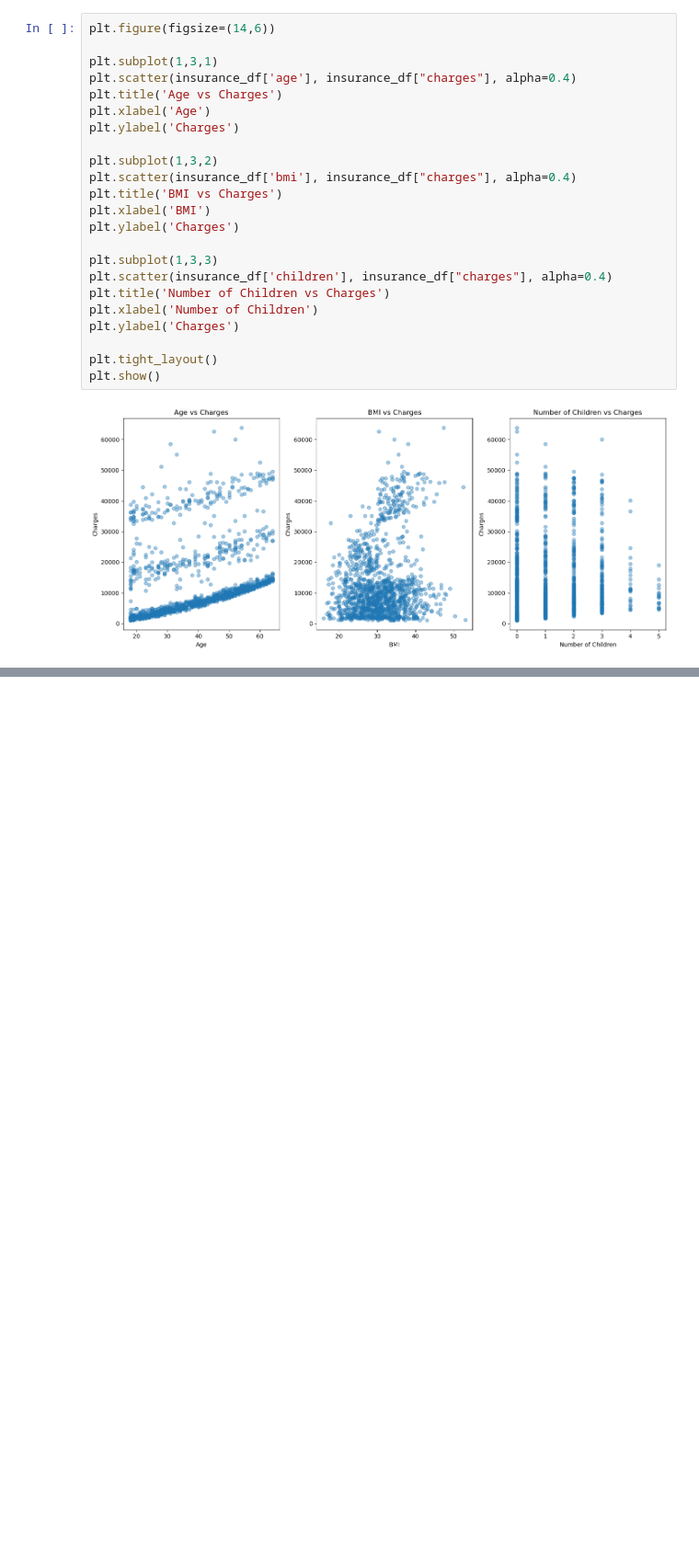
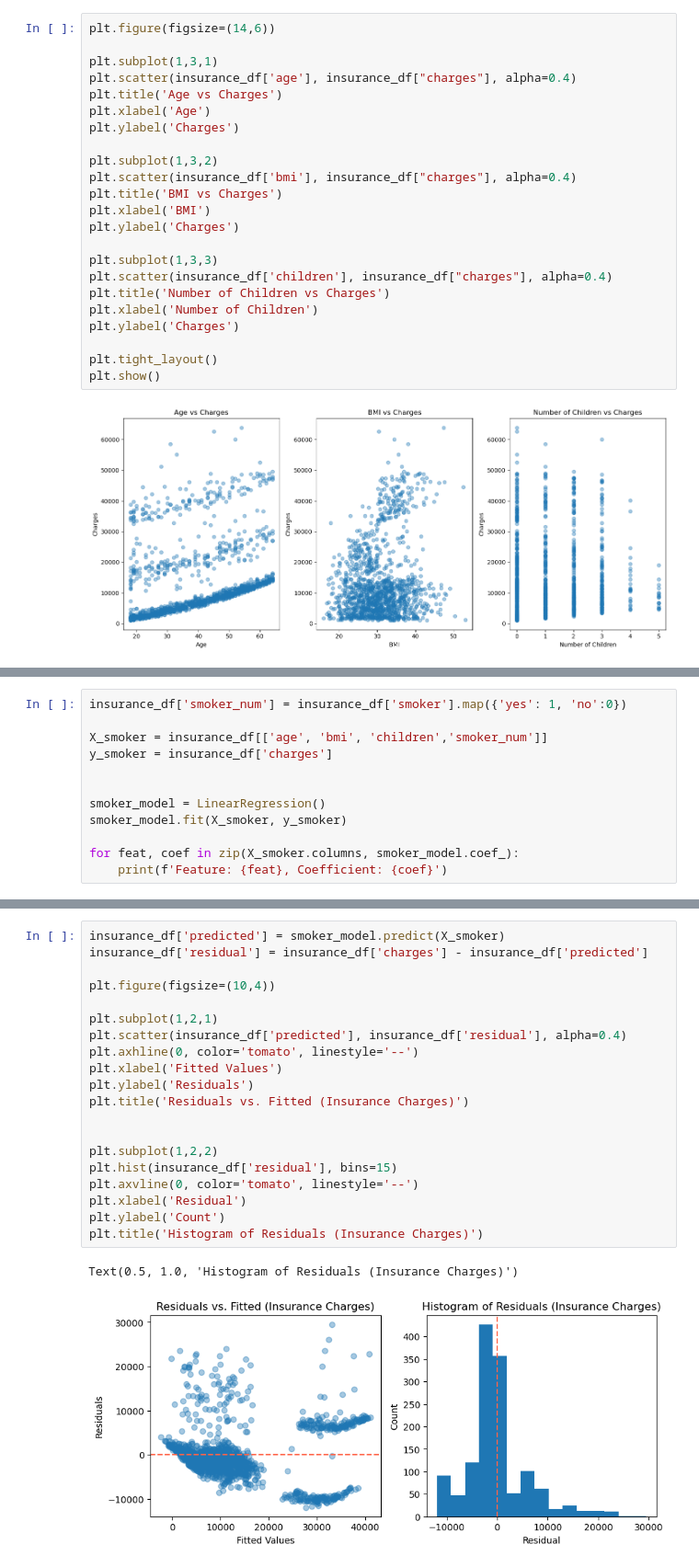
Before and after one commit to BrianFri/LinearRegression, a Jupyter notebook: LinearRegression.ipynb, the cells around one changed output, grey strips where cells are left out. Shown at 92% size. Cells and saved outputs as stored; diff of their text form; blank space fills up the shorter version.

```diff
--- a/LinearRegression.ipynb
+++ b/LinearRegression.ipynb
@@ -176,0 +184,12 @@ plt.show()
+# %%
+insurance_df['smoker_num'] = insurance_df['smoker'].map({'yes': 1, 'no':0})
+
+X_smoker = insurance_df[['age', 'bmi', 'children','smoker_num']]
+y_smoker = insurance_df['charges']
+
+
+smoker_model = LinearRegression()
+smoker_model.fit(X_smoker, y_smoker)
+
+for feat, coef in zip(X_smoker.columns, smoker_model.coef_):
+    print(f'Feature: {feat}, Coefficient: {coef}')
@@ -176,0 +215,23 @@ plt.show()
+# %%
+insurance_df['predicted'] = smoker_model.predict(X_smoker)
+insurance_df['residual'] = insurance_df['charges'] - insurance_df['predicted']
+
+plt.figure(figsize=(10,4))
+
+plt.subplot(1,2,1)
+plt.scatter(insurance_df['predicted'], insurance_df['residual'], alpha=0.4)
+plt.axhline(0, color='tomato', linestyle='--')
+plt.xlabel('Fitted Values')
+plt.ylabel('Residuals')
+plt.title('Residuals vs. Fitted (Insurance Charges)')
+
+
+plt.subplot(1,2,2)
+plt.hist(insurance_df['residual'], bins=15)
+plt.axvline(0, color='tomato', linestyle='--')
+plt.xlabel('Residual')
+plt.ylabel('Count')
+plt.title('Histogram of Residuals (Insurance Charges)')
+# %% [output]
+Text(0.5, 1.0, 'Histogram of Residuals (Insurance Charges)')
+[figure, added]
```
Also changed, not shown: parts of 4 cells of this notebook.
